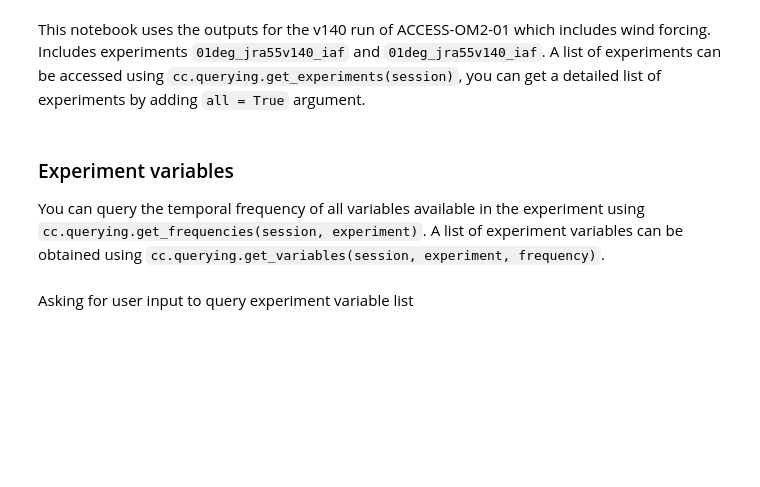
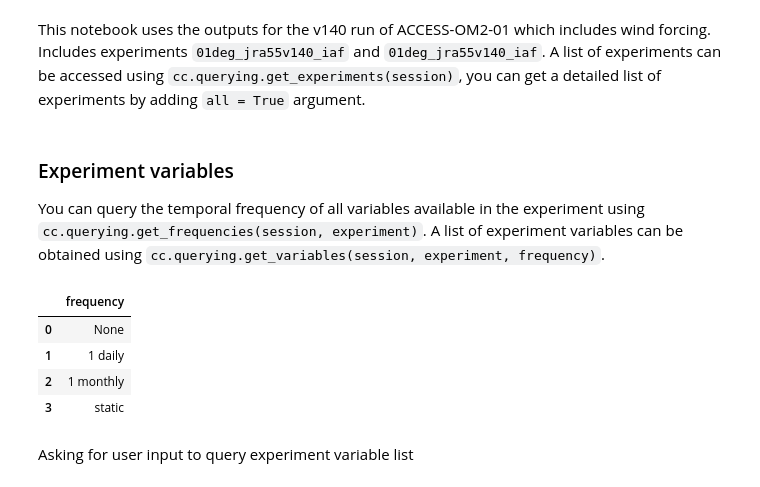
Before and after one commit to lidefi87/ACCESS_scripts_DFA, a Jupyter notebook: Scripts/SeaIcePlots.ipynb, the cells around one changed output. Saved outputs shown, nothing was run; the diff lists cells and outputs as text; code cells hidden in the pictures; blank space fills up the shorter version.

```diff
--- a/Scripts/SeaIcePlots.ipynb
+++ b/Scripts/SeaIcePlots.ipynb
@@ -52,7 +52,13 @@ expv140_c2 = "01deg_jra55v140_iaf_cycle2"
 You can query the temporal frequency of all variables available in the experiment using `cc.querying.get_frequencies(session, experiment)`. A list of experiment variables can be obtained using `cc.querying.get_variables(session, experiment, frequency)`.
 # %%
 #Activate the lines below to query temporal frequency
-#cc.querying.get_frequencies(session, expv140)
+cc.querying.get_frequencies(session, exp)
+# %% [output]
+|  | frequency |
+| 0 | None |
+| 1 | 1 daily |
+| 2 | 1 monthly |
+| 3 | static |
 # %% [markdown]
 Asking for user input to query experiment variable list
 # %%
```
Also changed, not shown: parts of 38 cells of this notebook, 8 other files.
